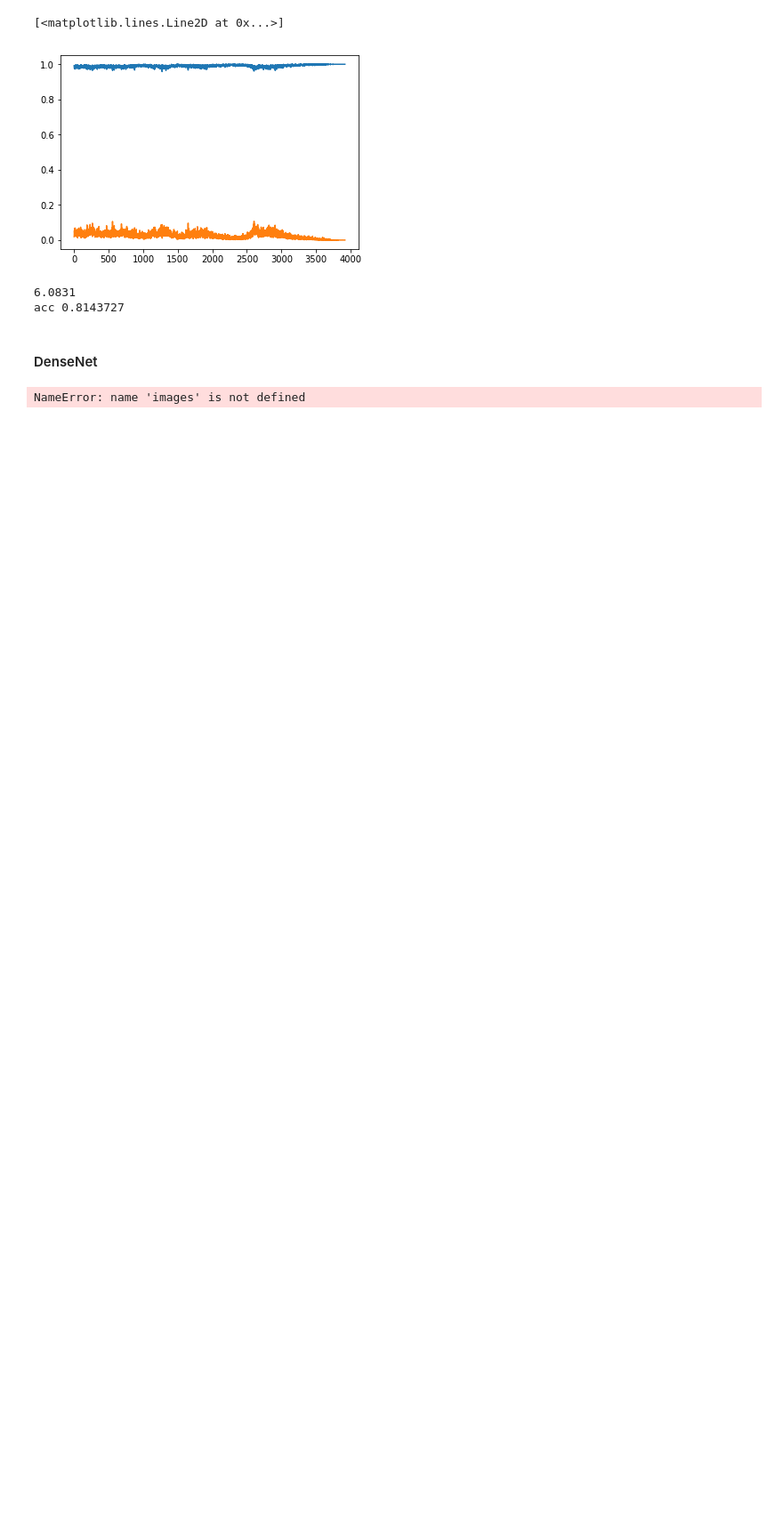
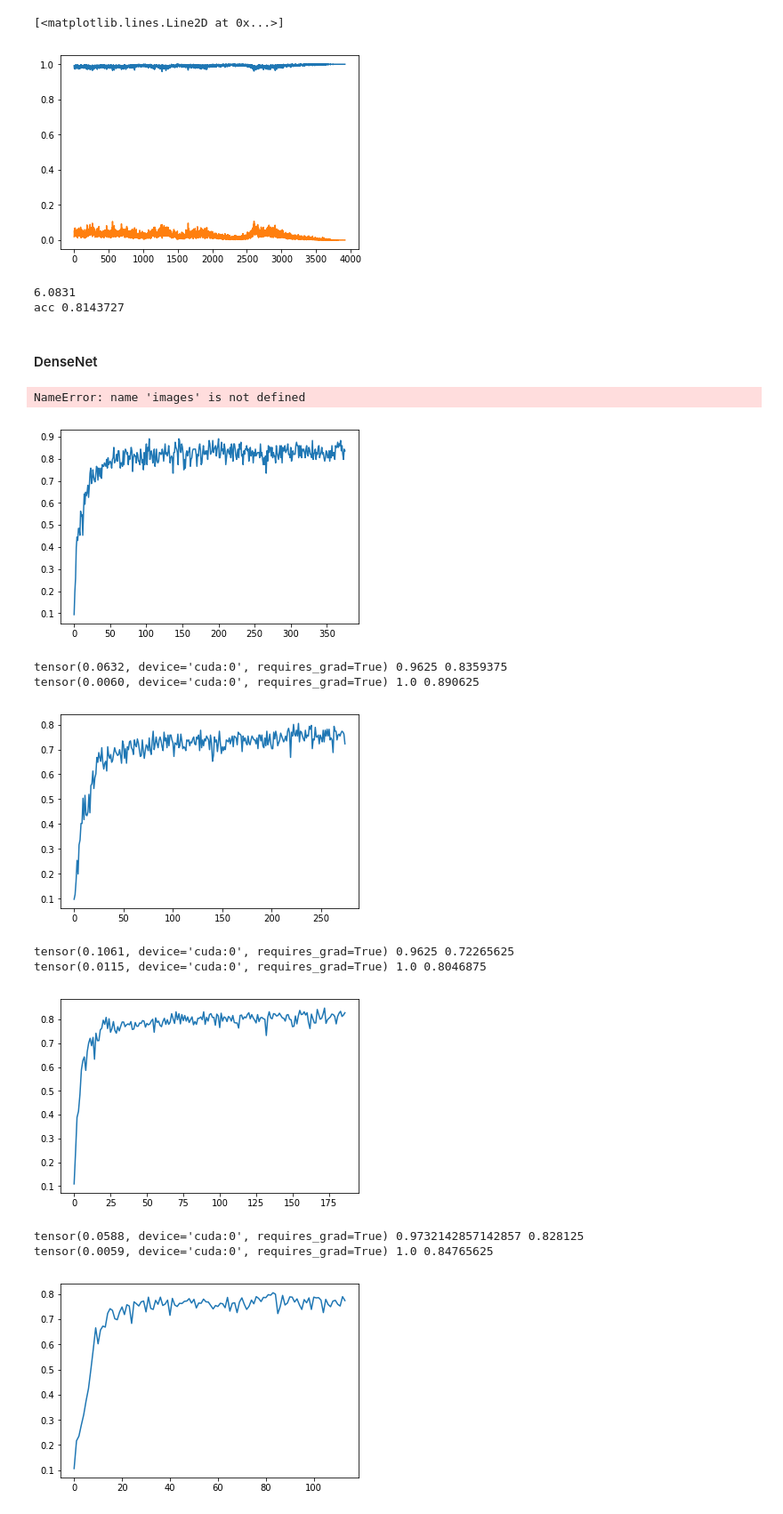
Before and after one commit to khushdeep-singh/DD2424project, a Jupyter notebook: assignmentforsaturdayAndreas.ipynb, the cells around one changed output. Shown: that part at 89% size. Drawn from its saved outputs; the diff is of its cells as text; code cells hidden in the pictures; blank space fills up the shorter version.

Commit message:
Added overnight plots

```diff
--- a/assignmentforsaturdayAndreas.ipynb
+++ b/assignmentforsaturdayAndreas.ipynb
@@ -147,7 +150,7 @@ def range_test(net,opt,dataloader,lossfn,min_lr,max_lr,iterations,batchsize):
     plt.plot(x1, np.array(accuracy))
     momentum = opt.param_groups[-1]['momentum']
     weightdecay = opt.param_groups[-1]['weight_decay']
-    save_file = path+f"/rangetest/acc_bs{batchsize}_minlr{min_lr}_maxlr{max_lr}_iterations{iterations}_momentum{momentum}_weightdecy{weightdecay}.png"
+    save_file = path+f"/rangetest{filenameSuffix}/acc_bs{batchsize}_minlr{min_lr}_maxlr{max_lr}_iterations{iterations}_momentum{momentum}_weightdecy{weightdecay}.png"
     plt.savefig(save_file)
     plt.show()
     return accuracy, loss
@@ -206,25 +215,20 @@ def getNet(batch_size, min_lr=None, max_lr=None, iterations=None):
 # %%
-params = [(1024, 116, 0.1, 1, 49*116),
-         (512, 95, 0.08, 0.8, 98*95),
-         (256, 70, 0.06, 0.6, 196*70),
-         (128, 48, 0.04, 0.4, 391*48)]
-params.reverse()
-
 for i, (batch_size, epochs, min_lr, max_lr, iterations) in enumerate(params):
+    if i != 3: continue
     (model, optimizer, rt_optimizer, scheduler, data_loader, val_loader) = getNet(batch_size, min_lr, max_lr, iterations/2)
     (acc, loss) = range_test(model, rt_optimizer, data_loader, loss_xent, 0, 1, 10000/(1<<i), batch_size)
-    np.save(f"rt_acc{i}", acc)
-    np.save(f"rt_loss{i}", loss)
-    torch.save(model.state_dict(), f"rt_model{i}")
+    np.save(f"rt{filenameSuffix}_acc{i}", acc)
+    np.save(f"rt{filenameSuffix}_loss{i}", loss)
+    torch.save(model.state_dict(), f"rt{filenameSuffix}_model{i}")
 
 
 for i, (batch_size, epochs, min_lr, max_lr, iterations) in enumerate(params):
     (model, optimizer, rt_optimizer, scheduler, data_loader, val_loader) = getNet(batch_size, min_lr, max_lr, iterations/2)
     (acc, loss, valacc) = trainFunc(model, nn.CrossEntropyLoss(), optimizer, data_loader, val_loader, epochs*0+1, validation_interval=50)
-    np.save(f"tr_acc{i}", acc)
-    np.save(f"tr_loss{i}", loss)
-    np.save(f"tr_valacc{i}", valacc)
-    torch.save(model.state_dict(), f"tr_model{i}")
+    np.save(f"tr{filenameSuffix}_acc{i}", acc)
+    np.save(f"tr{filenameSuffix}_loss{i}", loss)
+    np.save(f"tr{filenameSuffix}_valacc{i}", valacc)
+    torch.save(model.state_dict(), f"tr{filenameSuffix}_model{i}")
 # %% [output]
 Conv2d
 BatchNorm2d
@@ -296,3 +317,29 @@ imshow(torchvision.utils.make_grid(images))
 NameError: name 'images' is not defined
 # %%
 densenet = models.densenet161()
+# %%
+for i, (batch_size, epochs, min_lr, max_lr, iterations) in enumerate(params):
+    acc = np.load(f"tr{filenameSuffix}_acc{i}.npy")
+    loss = np.load(f"tr{filenameSuffix}_loss{i}.npy")
+    valacc = np.load(f"tr{filenameSuffix}_valacc{i}.npy")
+
+    #x1, x2 = [np.linspace(min_lr, max_lr, num) for num in [len(accuracy), len(loss)]]
+    x = range(len(valacc))
+    plt.plot(x, valacc)
+    save_file = path+f"plot{filenameSuffix}_valacc_{batch_size}.png"
+    plt.savefig(save_file)
+    plt.show()
+    plt.clf()
+    print(loss[-1], acc[-1], valacc[-1])
+    print(np.min(loss), np.max(acc), np.max(valacc))
+# %% [output]
+[figure, added]
+tensor(0.0632, device='cuda:0', requires_grad=True) 0.9625 0.8359375
+tensor(0.0060, device='cuda:0', requires_grad=True) 1.0 0.890625
+[figure, added]
+tensor(0.1061, device='cuda:0', requires_grad=True) 0.9625 0.72265625
+tensor(0.0115, device='cuda:0', requires_grad=True) 1.0 0.8046875
+[figure, added]
+tensor(0.0588, device='cuda:0', requires_grad=True) 0.9732142857142857 0.828125
+tensor(0.0059, device='cuda:0', requires_grad=True) 1.0 0.84765625
+[figure, added]
```
Also changed, not shown: parts of 5 cells of this notebook, 4 other files.
